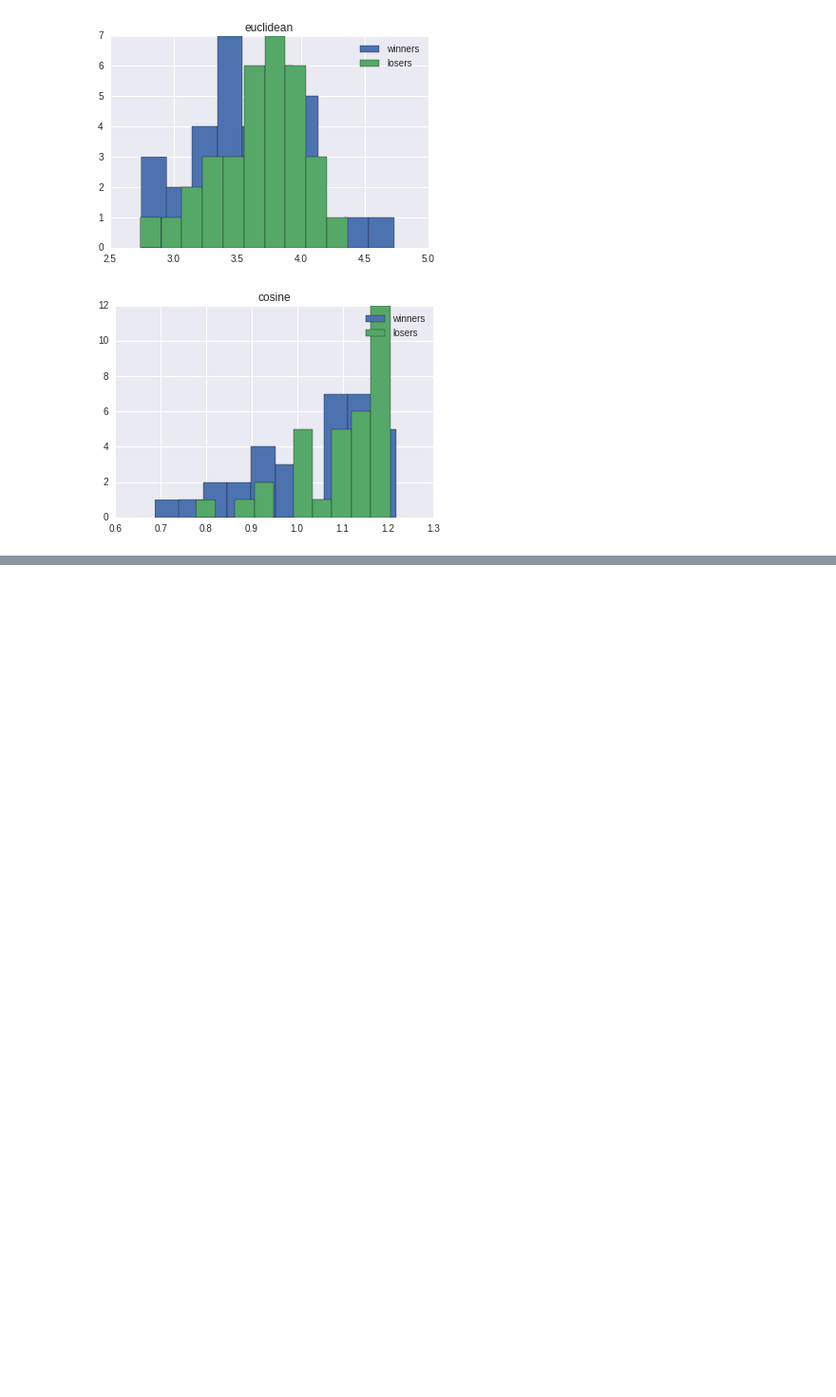
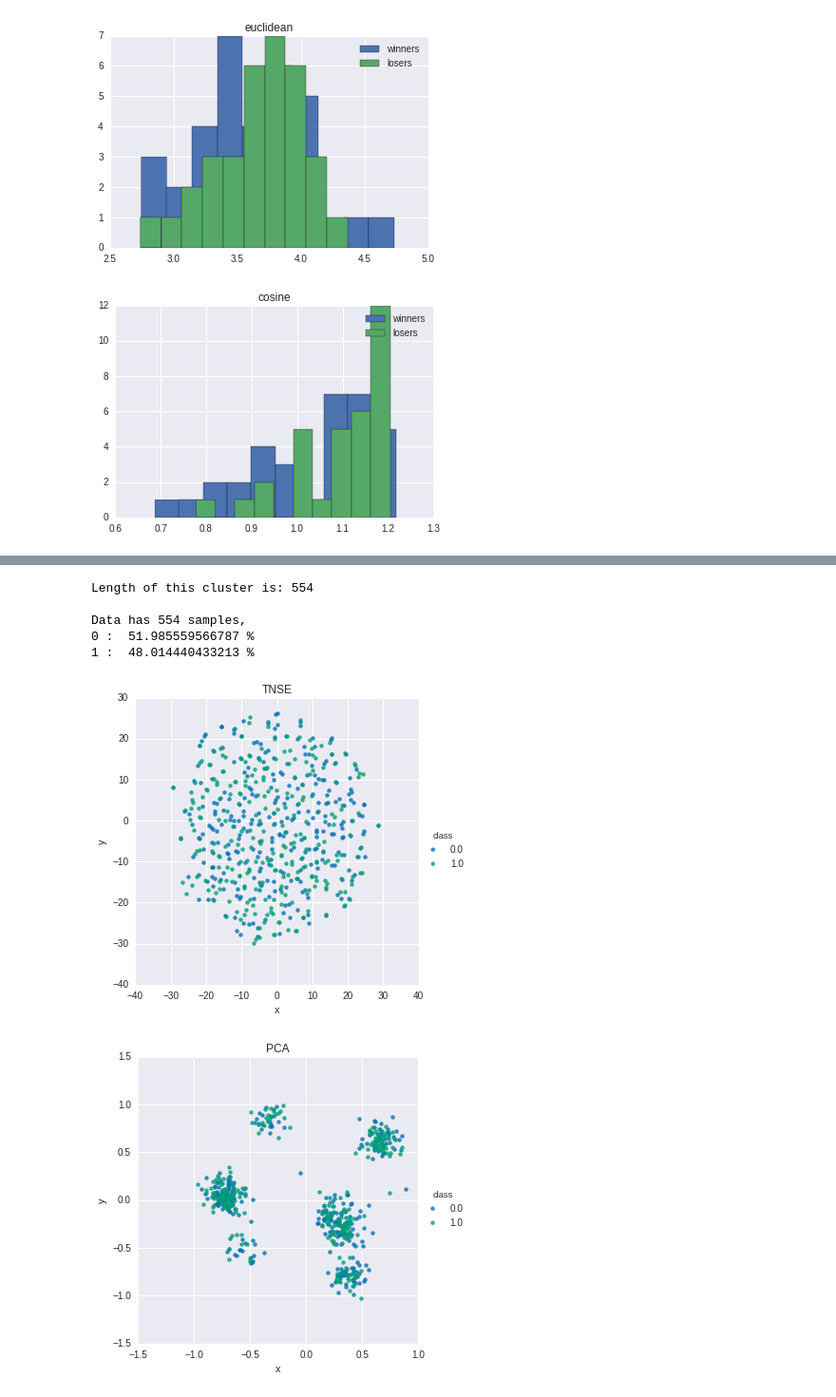
Before and after one commit to omid55/teams_in_games, a Jupyter notebook: Experiment2_prediction_before_game/clustering_and_classification_of_champion_indices_before_game_complete_collected_data.ipynb, the cells around one changed output, grey strips where cells are left out. Shown at 95% size. Saved outputs shown, nothing was run; the diff lists cells and outputs as text; code cells hidden in the pictures; blank space fills up the shorter version.

```diff
--- a/Experiment2_prediction_before_game/clustering_and_classification_of_champion_indices_before_game_complete_collected_data.ipynb
+++ b/Experiment2_prediction_before_game/clustering_and_classification_of_champion_indices_before_game_complete_collected_data.ipynb
@@ -162,6 +155,16 @@ def plot_data(data):
 	df2 = pd.DataFrame(data=np.column_stack([points2,labels]), columns=["x","y","class"])
 	sns.lmplot("x", "y", data=df2, hue='class', fit_reg=False, palette=sns.color_palette('colorblind'))
 	sns.plt.title('PCA')
+# %%
+# %load print_class_ratio.py
+# Omid55
+def print_class_ratio(data):
+	assert 'label' in data, 'The dataset does not have required label column.'
+	if type(data) is pd.core.frame.DataFrame:
+		labels = set(data['label'])
+	print('Data has', len(data), 'samples,')
+	for l in labels:
+		print(int(l),': ', 100 * len(np.where(data['label'] == l)[0]) / len(data), '%')
 # %%
 plot_data(dataset)
 # %% [output]
@@ -365,10 +390,10 @@ just_print_the_best = True
 
 X = np.asmatrix(dataset_sampled.ix[:,:-1])
 y = np.asanyarray(dataset_sampled['label'])
-for linkage in ('ward', 'average', 'complete'):
+for linkage in ('average', 'complete'):
     accuracies = collections.defaultdict(lambda: 0)
     print('Linkage is', linkage, '=>\n\n')
-    clustering = AgglomerativeClustering(linkage=linkage, n_clusters=NUMBER_OF_CLUSTERS)
+    clustering = AgglomerativeClustering(linkage=linkage, n_clusters=NUMBER_OF_CLUSTERS, affinity='cosine')
     clustering.fit(X)
     for cluster_index in range(NUMBER_OF_CLUSTERS):
         idx = np.where(clustering.labels_==cluster_index)[0]
@@ -568,0 +730,15 @@ plot_diversity(good_cluster_data, metric='cosine')
+# %%
+idx = np.where(clustering.labels_==0)[0]
+print('Length of this cluster is:', len(idx),'\n')
+dtt = np.column_stack((X[idx,:], y[idx]))
+c0 = pd.DataFrame(dtt, columns=dataset.columns)
+print_class_ratio(c0)
+plot_data(c0)
+# %% [output]
+Length of this cluster is: 554
+
+Data has 554 samples,
+0 :  51.985559566787 %
+1 :  48.014440433213 %
+[figure, added]
+[figure, added]
```
Also changed, not shown: parts of 27 cells of this notebook, 23 other files.
